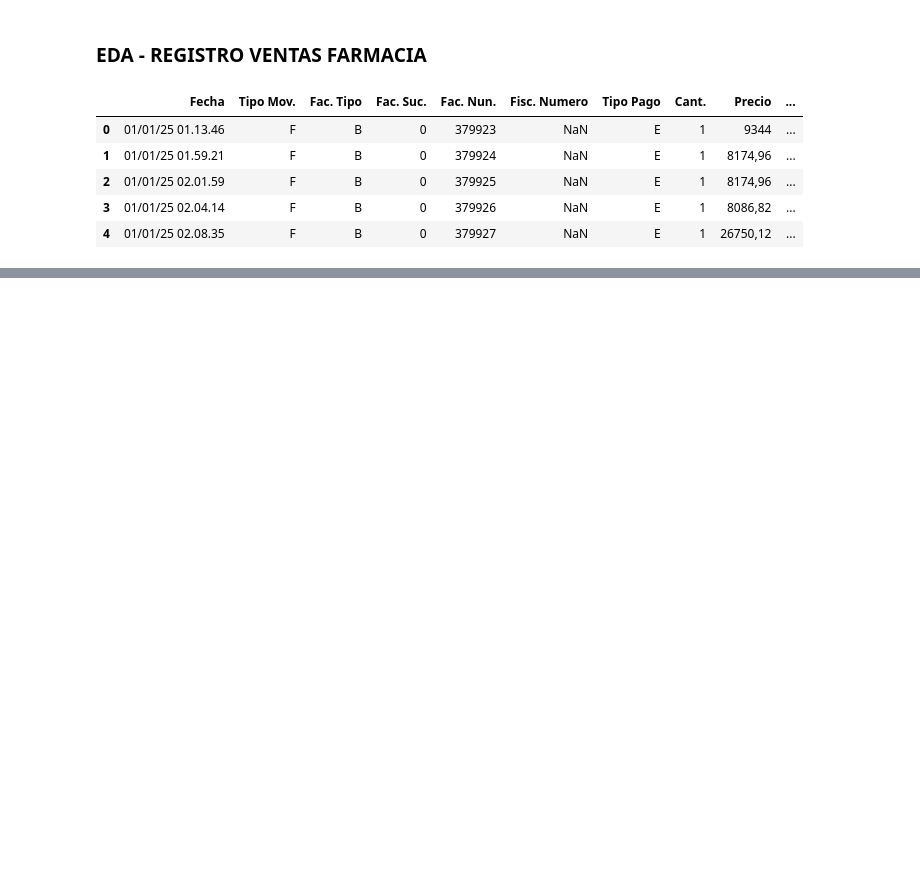
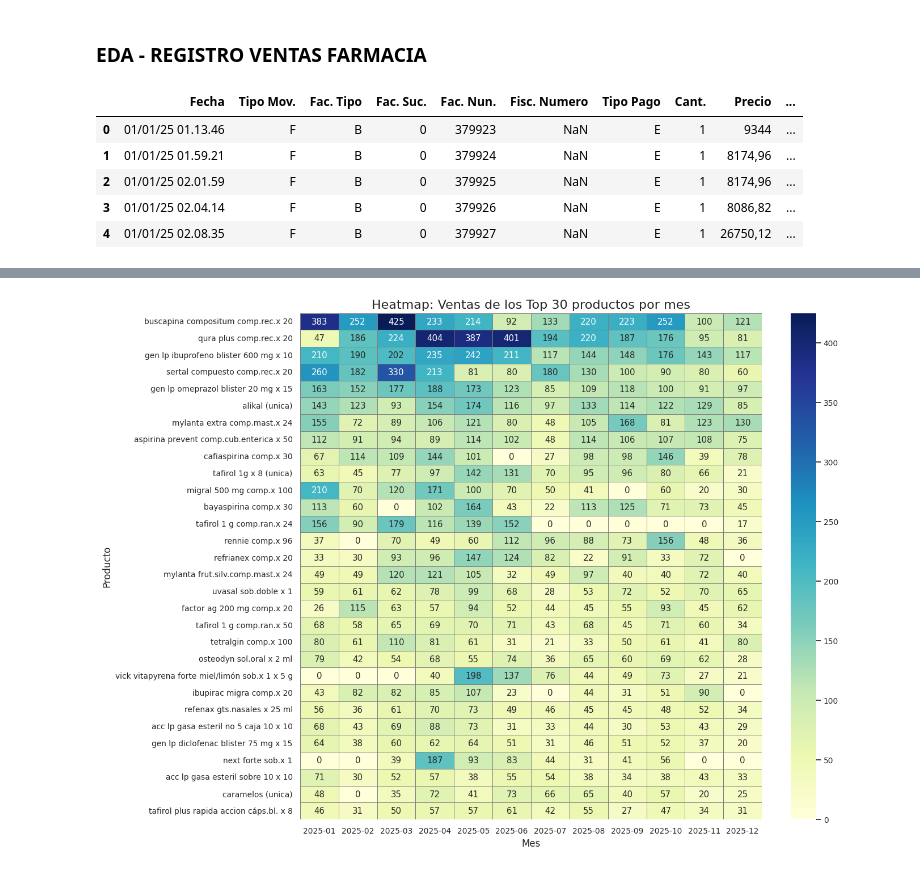
Before and after one commit to 4GeeksAcademy/sp-ml-20-final-project-g2, a Jupyter notebook: src/eda-guillermo.ipynb, the cells around one changed output, grey strips where cells are left out. Saved outputs shown, nothing was run; the diff lists cells and outputs as text; code cells hidden in the pictures; blank space fills up the shorter version.

```diff
--- a/src/eda-guillermo.ipynb
+++ b/src/eda-guillermo.ipynb
@@ -14,0 +450,38 @@ df.head()
+# %%
+# Pivot table de ventas
+ventas_pivot = top_100_por_mes.pivot_table(
+    index='Producto',
+    columns='Mes',
+    values='Cant.',
+    aggfunc='sum',
+    fill_value=0
+)
+
+# Calcular ventas totales por producto
+ventas_pivot['Total'] = ventas_pivot.sum(axis=1)
+
+# Seleccionar los top 30 productos
+top30_productos = ventas_pivot.sort_values('Total', ascending=False).head(30).drop('Total', axis=1)
+# %%
+import matplotlib.pyplot as plt
+import seaborn as sns
+
+plt.figure(figsize=(14, 10))
+sns.set(font_scale=0.9)
+
+sns.heatmap(
+    top30_productos,
+    cmap="YlGnBu",      # gradiente azul-verde
+    linewidths=0.5,
+    linecolor='gray',
+    annot=True,          # opcional: muestra los números
+    fmt=".0f"            # sin decimales
+)
+
+plt.title("Heatmap: Ventas de los Top 30 productos por mes", fontsize=16)
+plt.xlabel("Mes", fontsize=12)
+plt.ylabel("Producto", fontsize=12)
+plt.tight_layout()
+plt.show()
+# %% [output]
+[figure, added]
```
Also changed, not shown: parts of 41 cells of this notebook.
